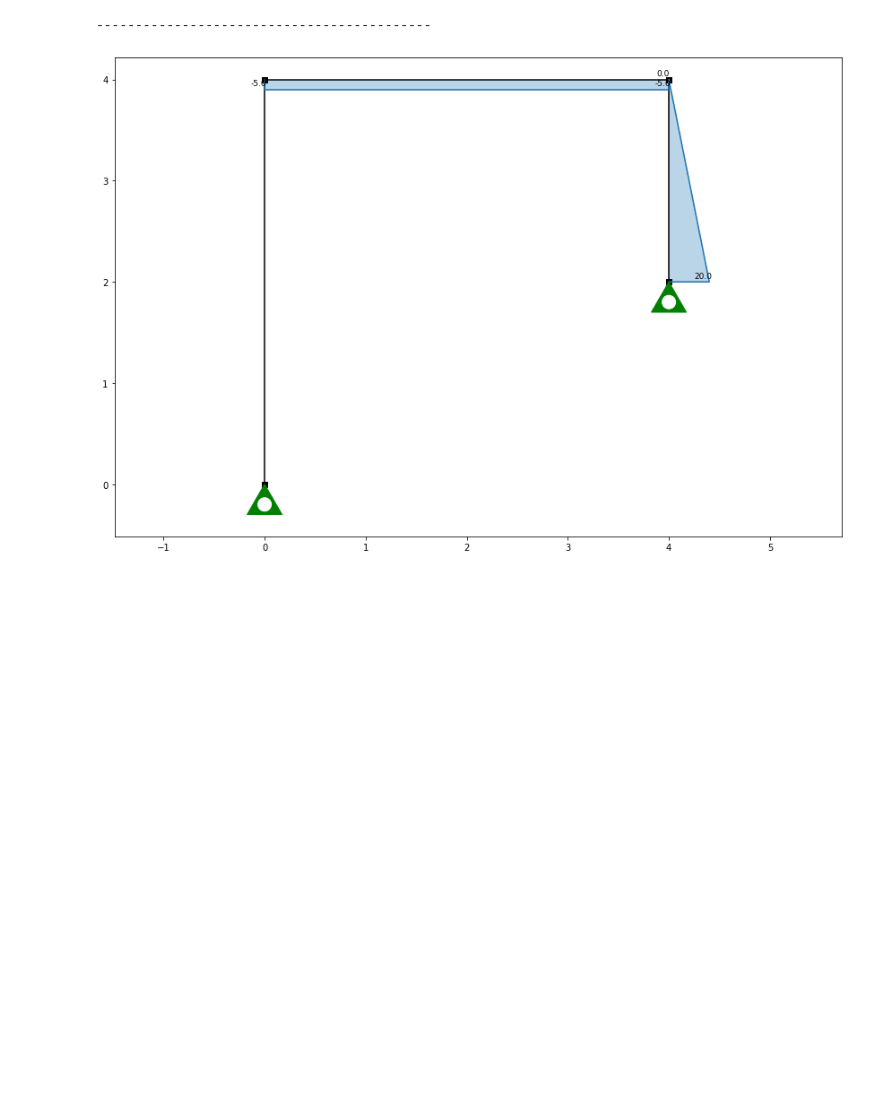
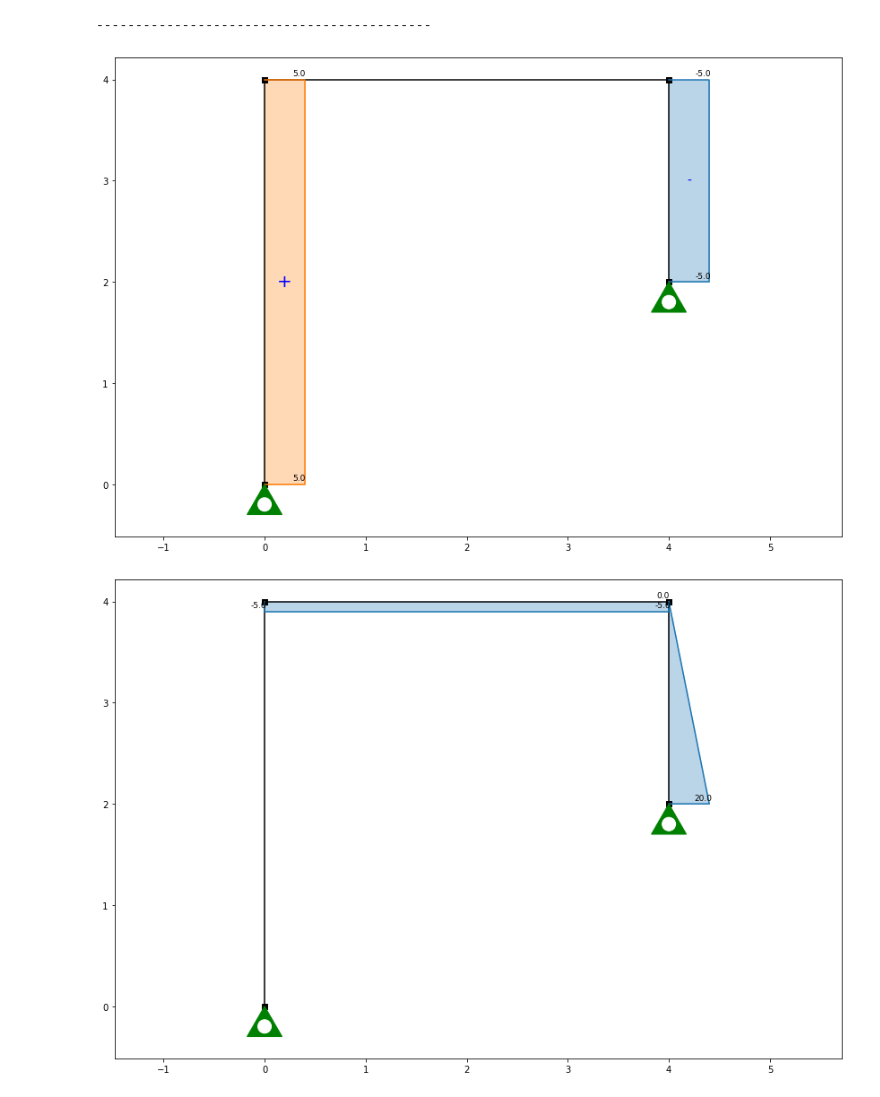
Before and after one commit to EnriqueGarMac/Estructuras_I_II, a Jupyter notebook: Ejemplos/Cuadernillos_Jupyter/Portico_plano_ejercicio_6_relacion.ipynb, the cells around one changed output. Cells and saved outputs as stored; diff of their text form; code cells hidden in the pictures; blank space fills up the shorter version.

```diff
--- a/Ejemplos/Cuadernillos_Jupyter/Portico_plano_ejercicio_6_relacion.ipynb
+++ b/Ejemplos/Cuadernillos_Jupyter/Portico_plano_ejercicio_6_relacion.ipynb
@@ -87,6 +87,11 @@ Reacción Fx:  -20.0
 Reacción Fy:  5.0
 [figure]
 -------------------------------------------
+# %%
+# Mostramos axiles
+ss.show_axial_force()
+# %% [output]
+[figure, added]
 # %%
 # Mostramos cortantes
 ss.show_shear_force()
```
